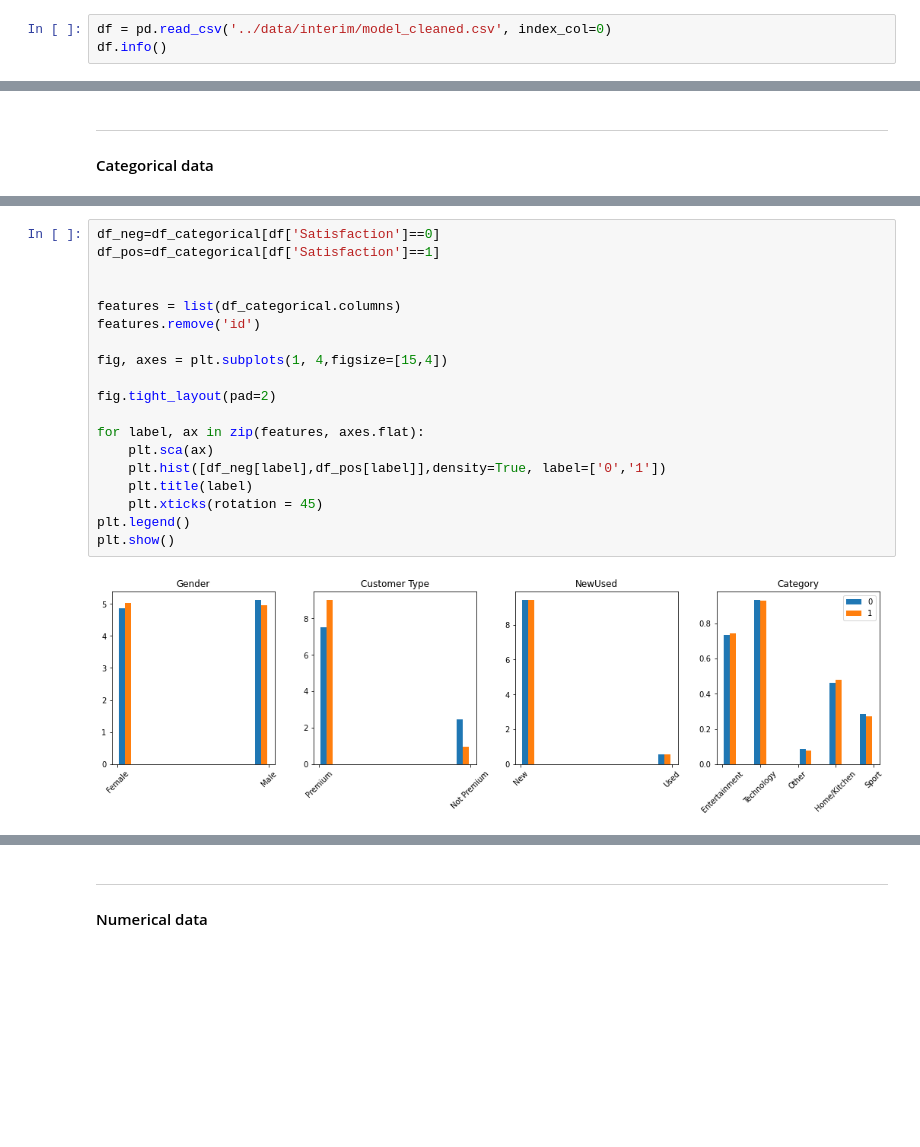
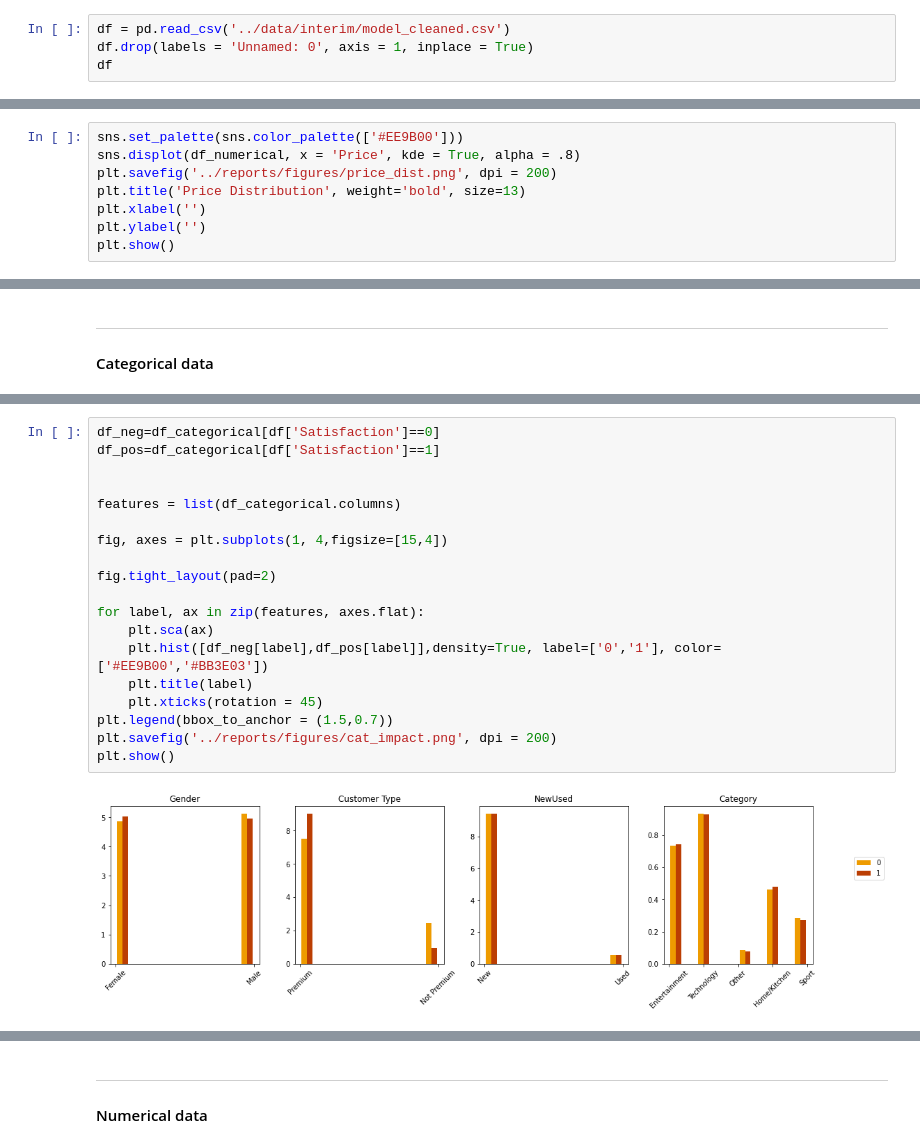
Before and after one commit to FedericoCantarelli/Customer-Satisfaction-Yojo, a Jupyter notebook: notebooks/2.0-fc-dataexploration.ipynb, the cells around one changed output, grey strips where cells are left out. Drawn from its saved outputs; the diff is of its cells as text; blank space fills up the shorter version.

```diff
--- a/notebooks/2.0-fc-dataexploration.ipynb
+++ b/notebooks/2.0-fc-dataexploration.ipynb
@@ -31,6 +31,7 @@ import seaborn as sns
 import missingno as msno
 import numpy as np
 # %%
-df = pd.read_csv('../data/interim/model_cleaned.csv', index_col=0)
-df.info()
+df = pd.read_csv('../data/interim/model_cleaned.csv')
+df.drop(labels = 'Unnamed: 0', axis = 1, inplace = True)
+df
 # %% [output]
@@ -76,0 +128,8 @@ df_numerical.head()
+# %%
+sns.set_palette(sns.color_palette(['#EE9B00']))
+sns.displot(df_numerical, x = 'Price', kde = True, alpha = .8)
+plt.savefig('../reports/figures/price_dist.png', dpi = 200)
+plt.title('Price Distribution', weight='bold', size=13)
+plt.xlabel('')
+plt.ylabel('')
+plt.show()
@@ -85,21 +210,21 @@ df_categorical.shape[1]
 # %%
 df_neg=df_categorical[df['Satisfaction']==0]
 df_pos=df_categorical[df['Satisfaction']==1]
 
 
 features = list(df_categorical.columns)
-features.remove('id')
 
 fig, axes = plt.subplots(1, 4,figsize=[15,4])
 
 fig.tight_layout(pad=2)
 
 for label, ax in zip(features, axes.flat):
     plt.sca(ax)
-    plt.hist([df_neg[label],df_pos[label]],density=True, label=['0','1'])
+    plt.hist([df_neg[label],df_pos[label]],density=True, label=['0','1'], color=['#EE9B00','#BB3E03'])
     plt.title(label)
     plt.xticks(rotation = 45)
-plt.legend()
+plt.legend(bbox_to_anchor = (1.5,0.7))
+plt.savefig('../reports/figures/cat_impact.png', dpi = 200)
 plt.show()
 # %% [output]
-[figure, old version]
+[figure, new version]
```
Also changed, not shown: parts of 57 cells of this notebook, 24 other files.
